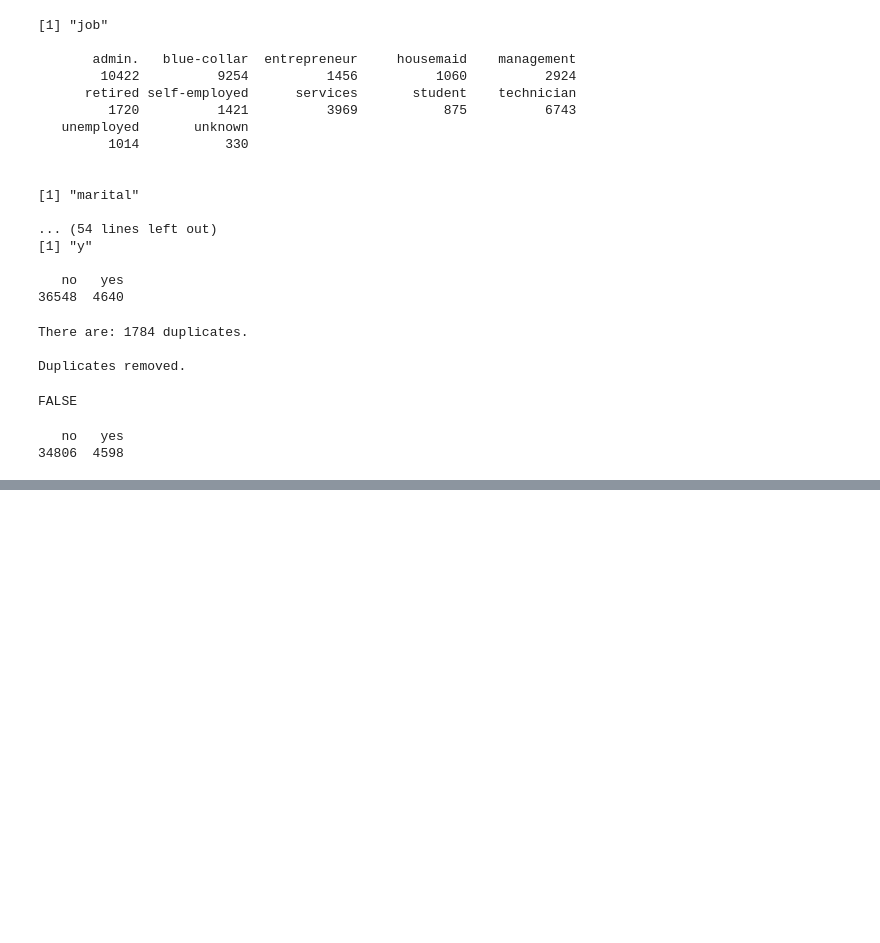
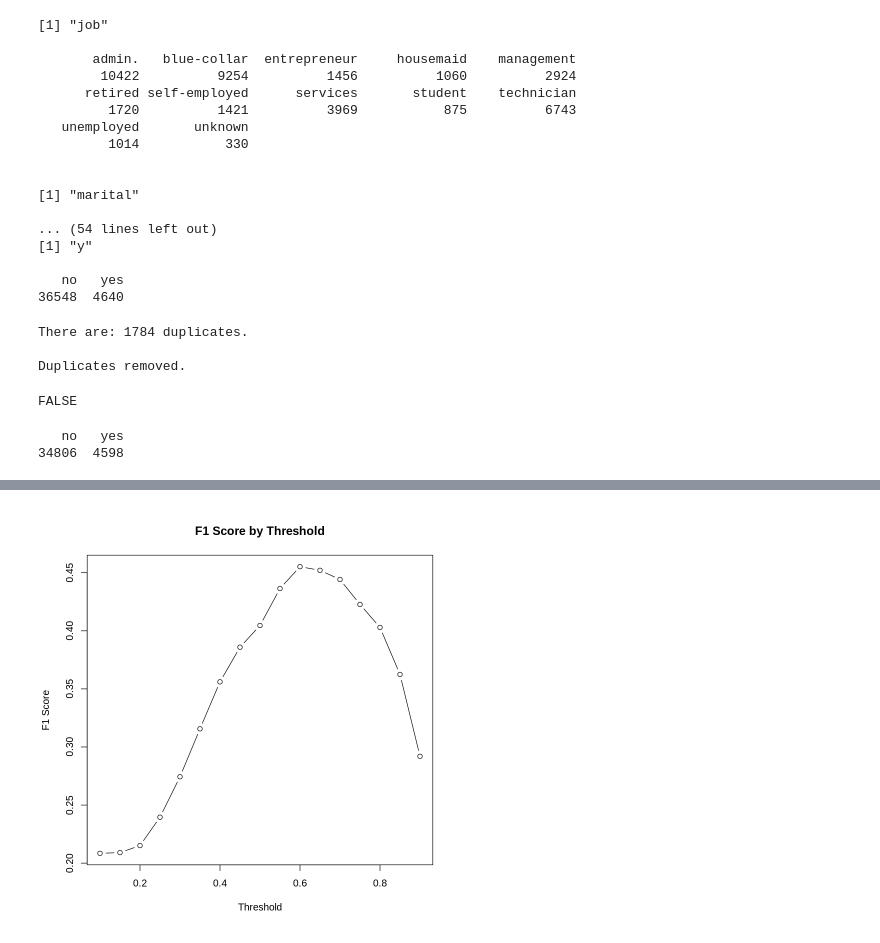
Before and after one commit to michp15/statistical_learning_class, a Jupyter notebook: stat_learn_classif_proj.ipynb, the cells around one changed output, grey strips where cells are left out. Cells and saved outputs as stored; diff of their text form; code cells hidden in the pictures; blank space fills up the shorter version.

```diff
--- a/stat_learn_classif_proj.ipynb
+++ b/stat_learn_classif_proj.ipynb
@@ -385 +411,16 @@ df <- check_remove_duplicates(df)
+# %%
+# Split train val test
+
+split_1 <- initial_split(df, prop = 0.8, strata = 'y')
+train <- training(split_1)
+temp <- testing(split_1)
+
+split_2 <- initial_split(temp, prop = 0.5, strata = 'y')
+val <- training(split_2)
+test <- testing(split_2)
+# %%
+# Calculate y variable class proportions for model weights
+
+class_proportions <- prop.table(table(train$y))
+weights <- ifelse(train$y == 1, 1 / class_proportions['1'], 1 / class_proportions['0'])
 # %%
@@ -462,0 +431,5 @@ ggplot(umap_df, aes(x = UMAP1, y = UMAP2)) +
+# %%
+# Fit Logistic Regression model
+
+model <- glm(y ~ ., data=train, family=binomial, weights=weights)
+summary(model)
@@ -462,0 +483,3 @@ ggplot(umap_df, aes(x = UMAP1, y = UMAP2)) +
+# %%
+probabilities <- predict(model, newdata=test, type='response')
+predicted_classes <- ifelse(probabilities >= 0.5, 1, 0)
@@ -462,0 +499,14 @@ ggplot(umap_df, aes(x = UMAP1, y = UMAP2)) +
+# %%
+# Tune for F1 Score
+
+thresholds <- seq(0.1, 0.9, by = 0.05)
+f1_scores <- sapply(thresholds, function(t) {
+  preds <- ifelse(probabilities >= t, 1, 0)
+  f1 <- F1_Score(test$y, preds, positive = '1')
+  return(f1)
+})
+
+plot(thresholds, f1_scores, type = 'b', main = 'F1 Score by Threshold', ylab = 'F1 Score', xlab = 'Threshold')
+best_thresh <- thresholds[which.max(f1_scores)]
+# %% [output]
+[figure, added]
```
Also changed, not shown: parts of 49 cells of this notebook.
